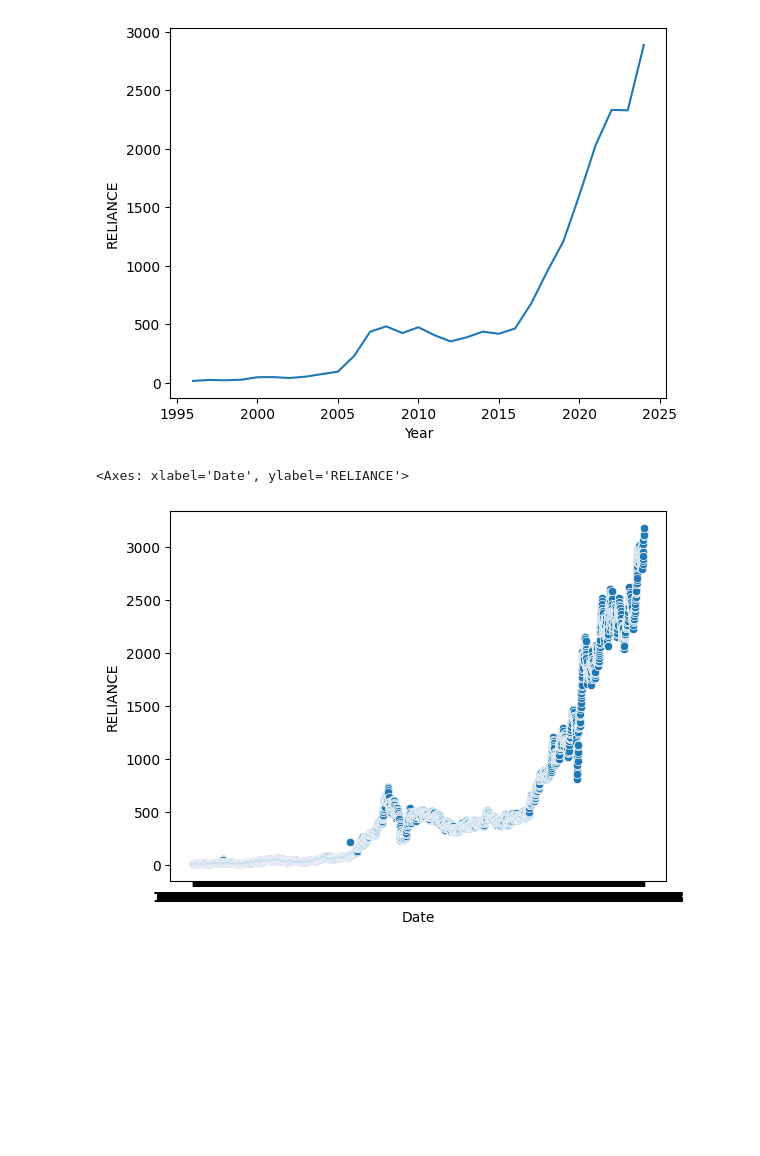
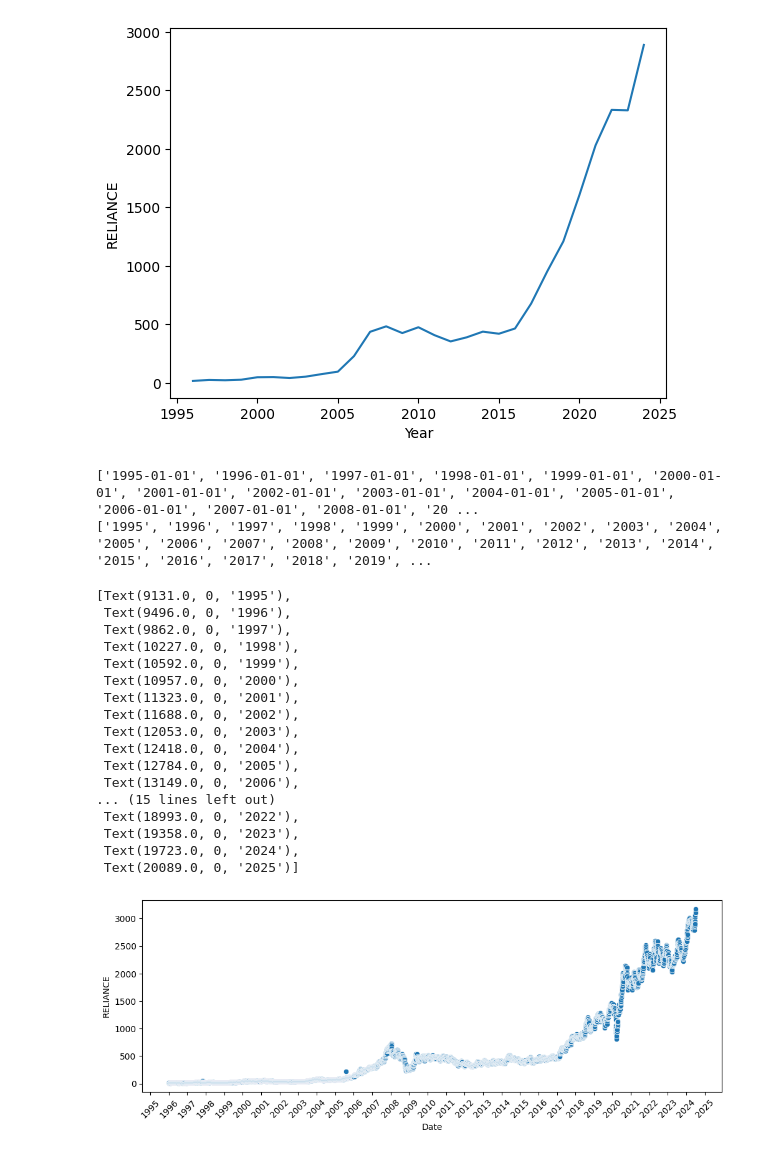
Before and after one commit to mherna72/kaggle_projects, a Jupyter notebook: stocks.ipynb, the cells around one changed output. Saved outputs shown, nothing was run; the diff lists cells and outputs as text; code cells hidden in the pictures; blank space fills up the shorter version.

Commit message:
Improved scatter plot visualization

```diff
--- a/stocks.ipynb
+++ b/stocks.ipynb
@@ -75,8 +76,35 @@ sns.lineplot(data= agg_frame, x = 'Year', y = 'RELIANCE')
 # %% [output]
 <Axes: xlabel='Year', ylabel='RELIANCE'>
 [figure]
+# %%
+dates = [str(i)+'-01-01' for i in range(1995,2026)]
+print(dates)
+labels = [str(i) for i in range(1995,2026)]
+print(labels)
+# %% [output]
+['1995-01-01', '1996-01-01', '1997-01-01', '1998-01-01', '1999-01-01', '2000-01-01', '2001-01-01', '2002-01-01', '2003-01-01', '2004-01-01', '2005-01-01', '2006-01-01', '2007-01-01', '2008-01-01', '20 ...
+['1995', '1996', '1997', '1998', '1999', '2000', '2001', '2002', '2003', '2004', '2005', '2006', '2007', '2008', '2009', '2010', '2011', '2012', '2013', '2014', '2015', '2016', '2017', '2018', '2019', ...
 # %%
-sns.scatterplot(data = test_frame, x = 'Date', y = 'RELIANCE')
+plt.figure(figsize=(12,4))
+g=sns.scatterplot(data = test_frame, x = 'Date', y = 'RELIANCE')
+g.set_xticks(dates)
+g.set_xticklabels(labels,rotation=45)
 # %% [output]
-<Axes: xlabel='Date', ylabel='RELIANCE'>
+[Text(9131.0, 0, '1995'),
+ Text(9496.0, 0, '1996'),
+ Text(9862.0, 0, '1997'),
+ Text(10227.0, 0, '1998'),
+ Text(10592.0, 0, '1999'),
+ Text(10957.0, 0, '2000'),
+ Text(11323.0, 0, '2001'),
+ Text(11688.0, 0, '2002'),
+ Text(12053.0, 0, '2003'),
+ Text(12418.0, 0, '2004'),
+ Text(12784.0, 0, '2005'),
+ Text(13149.0, 0, '2006'),
+... (15 lines left out)
+ Text(18993.0, 0, '2022'),
+ Text(19358.0, 0, '2023'),
+ Text(19723.0, 0, '2024'),
+ Text(20089.0, 0, '2025')]
-[figure, old version]
+[figure, new version]
```
Also changed, not shown: parts of 1 cell of this notebook.
